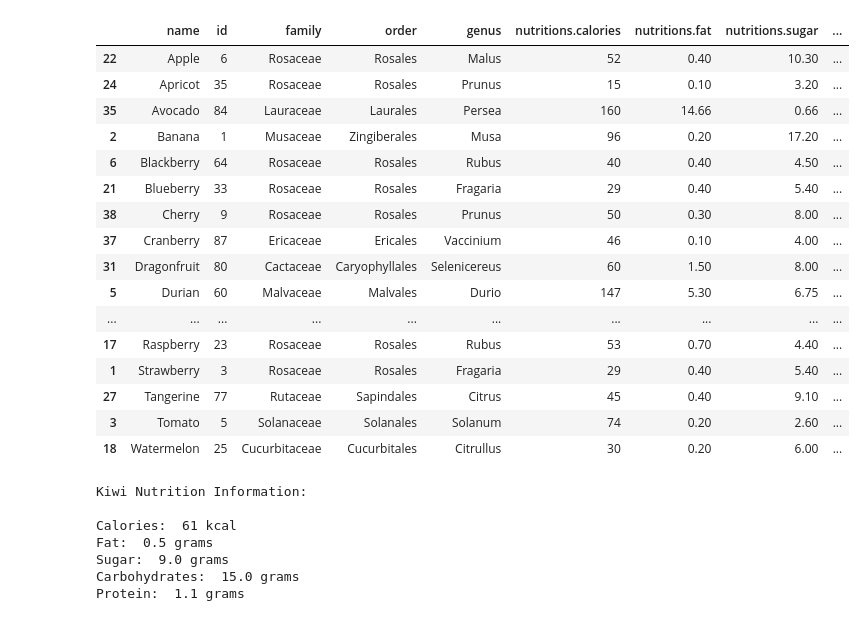
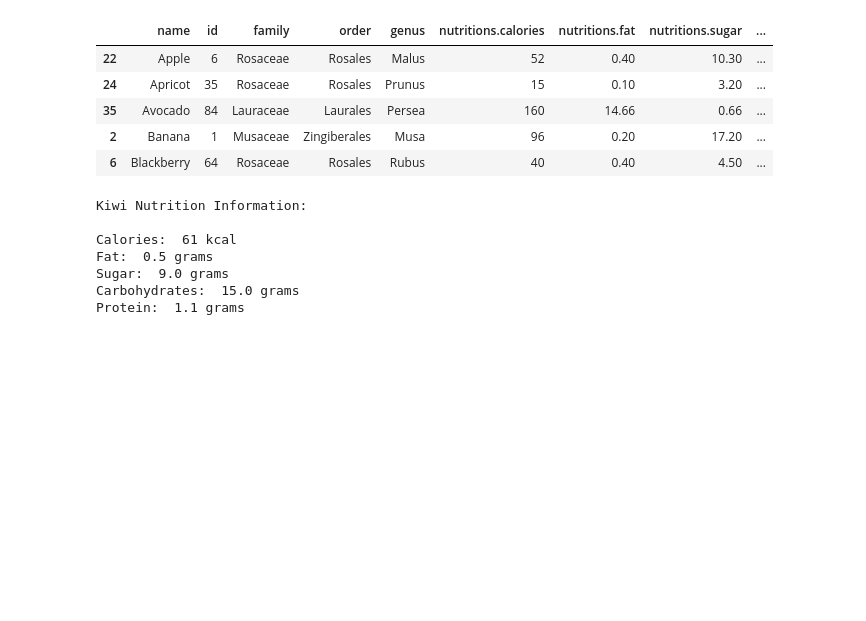
Before and after one commit to hyperFounder/Fruit-Nutrition-Lookup, a Jupyter notebook: Fruit_Nutrition_Lookup.ipynb, the cells around one changed output. Saved outputs shown, nothing was run; the diff lists cells and outputs as text; code cells hidden in the pictures; blank space fills up the shorter version.

```diff
--- a/Fruit_Nutrition_Lookup.ipynb
+++ b/Fruit_Nutrition_Lookup.ipynb
@@ -11,29 +11,18 @@ from scipy.stats import pearsonr
 # %%
 data = requests.get("https://www.fruityvice.com/api/fruit/all")
 results = json.loads(data.text)
 # Normalising the JSON columns
 df = pd.json_normalize(results)
 # Sorting the DataFrame in Alphabetical Order
 sortedDF = df.sort_values(by='name')
-sortedDF
+sortedDF.head()
 # %% [output]
 |  | name | id | family | order | genus | nutritions.calories | nutritions.fat | nutritions.sugar | ... |
 | 22 | Apple | 6 | Rosaceae | Rosales | Malus | 52 | 0.40 | 10.30 | ... |
 | 24 | Apricot | 35 | Rosaceae | Rosales | Prunus | 15 | 0.10 | 3.20 | ... |
 | 35 | Avocado | 84 | Lauraceae | Laurales | Persea | 160 | 14.66 | 0.66 | ... |
 | 2 | Banana | 1 | Musaceae | Zingiberales | Musa | 96 | 0.20 | 17.20 | ... |
 | 6 | Blackberry | 64 | Rosaceae | Rosales | Rubus | 40 | 0.40 | 4.50 | ... |
-| 21 | Blueberry | 33 | Rosaceae | Rosales | Fragaria | 29 | 0.40 | 5.40 | ... |
-| 38 | Cherry | 9 | Rosaceae | Rosales | Prunus | 50 | 0.30 | 8.00 | ... |
-| 37 | Cranberry | 87 | Ericaceae | Ericales | Vaccinium | 46 | 0.10 | 4.00 | ... |
-| 31 | Dragonfruit | 80 | Cactaceae | Caryophyllales | Selenicereus | 60 | 1.50 | 8.00 | ... |
-| 5 | Durian | 60 | Malvaceae | Malvales | Durio | 147 | 5.30 | 6.75 | ... |
-| ... | ... | ... | ... | ... | ... | ... | ... | ... | ... |
-| 17 | Raspberry | 23 | Rosaceae | Rosales | Rubus | 53 | 0.70 | 4.40 | ... |
-| 1 | Strawberry | 3 | Rosaceae | Rosales | Fragaria | 29 | 0.40 | 5.40 | ... |
-| 27 | Tangerine | 77 | Rutaceae | Sapindales | Citrus | 45 | 0.40 | 9.10 | ... |
-| 3 | Tomato | 5 | Solanaceae | Solanales | Solanum | 74 | 0.20 | 2.60 | ... |
-| 18 | Watermelon | 25 | Cucurbitaceae | Cucurbitales | Citrullus | 30 | 0.20 | 6.00 | ... |
 # %%
 # Display the Nutrition information to the user
 def nutrition_information(user_input, calories, fat, sugar, carbohydrates, protein):
```
Also changed, not shown: parts of 2 cells of this notebook.
